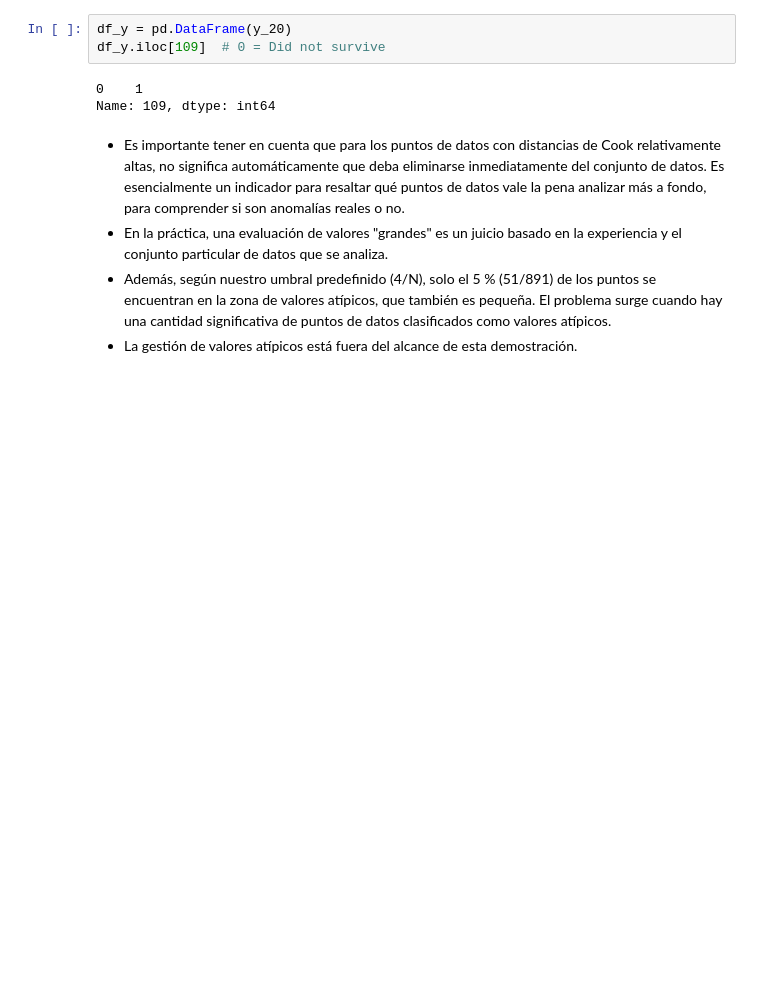
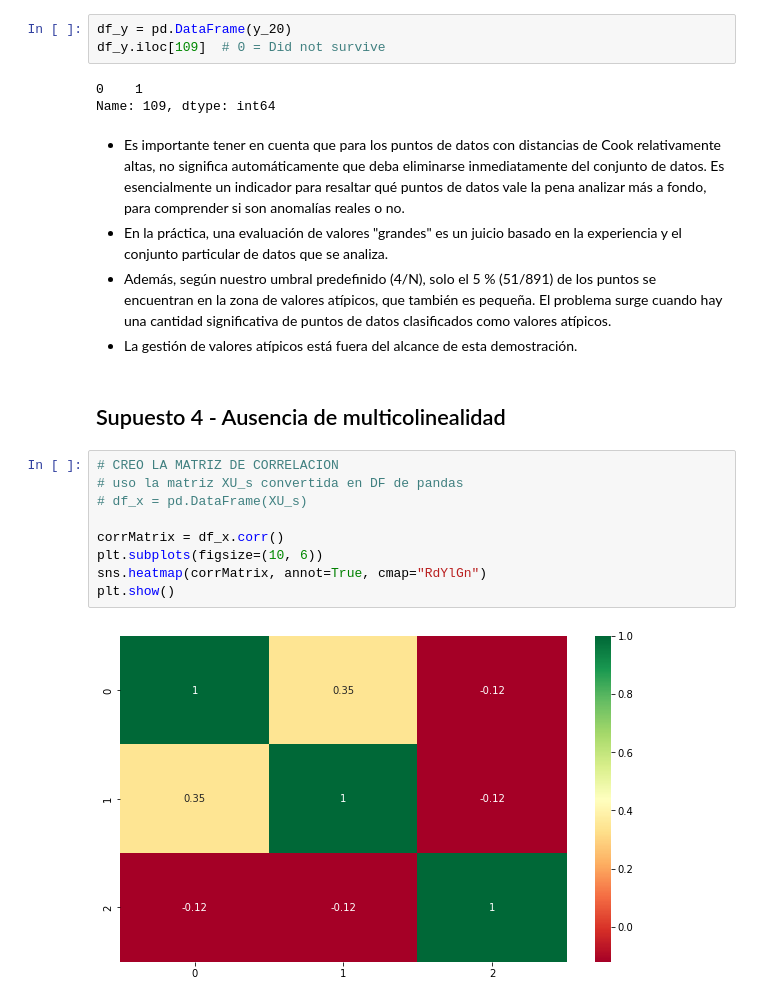
Before and after one commit to octagomez/TP_MARZO2022_REGRESION_LOGISTICA, a Jupyter notebook: Matrices_200_Ejercicio_TP_MARZO_NARCI_.ipynb, the cells around one changed output. Cells and saved outputs as stored; diff of their text form; blank space fills up the shorter version.

```diff
--- a/Matrices_200_Ejercicio_TP_MARZO_NARCI_.ipynb
+++ b/Matrices_200_Ejercicio_TP_MARZO_NARCI_.ipynb
@@ -437,3 +405,16 @@ Name: 109, dtype: int64
 * En la práctica, una evaluación de valores "grandes" es un juicio basado en la experiencia y el conjunto particular de datos que se analiza.
 * Además, según nuestro umbral predefinido (4/N), solo el 5 % (51/891) de los puntos se encuentran en la zona de valores atípicos, que también es pequeña. El problema surge cuando hay una cantidad significativa de puntos de datos clasificados como valores atípicos.
 * La gestión de valores atípicos está fuera del alcance de esta demostración.
+# %% [markdown]
+## Supuesto 4 - Ausencia de multicolinealidad
+# %%
+# CREO LA MATRIZ DE CORRELACION
+# uso la matriz XU_s convertida en DF de pandas
+# df_x = pd.DataFrame(XU_s)
+
+corrMatrix = df_x.corr()
+plt.subplots(figsize=(10, 6))
+sns.heatmap(corrMatrix, annot=True, cmap="RdYlGn")
+plt.show()
+# %% [output]
+[figure, added]
```
Also changed, not shown: parts of 23 cells of this notebook.
